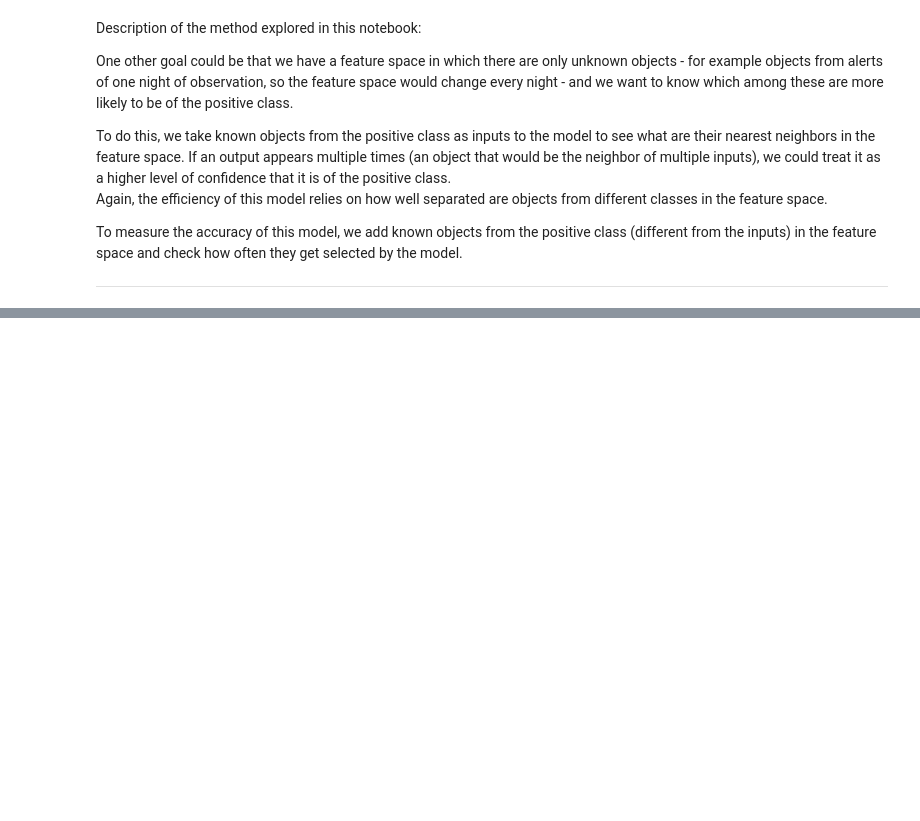
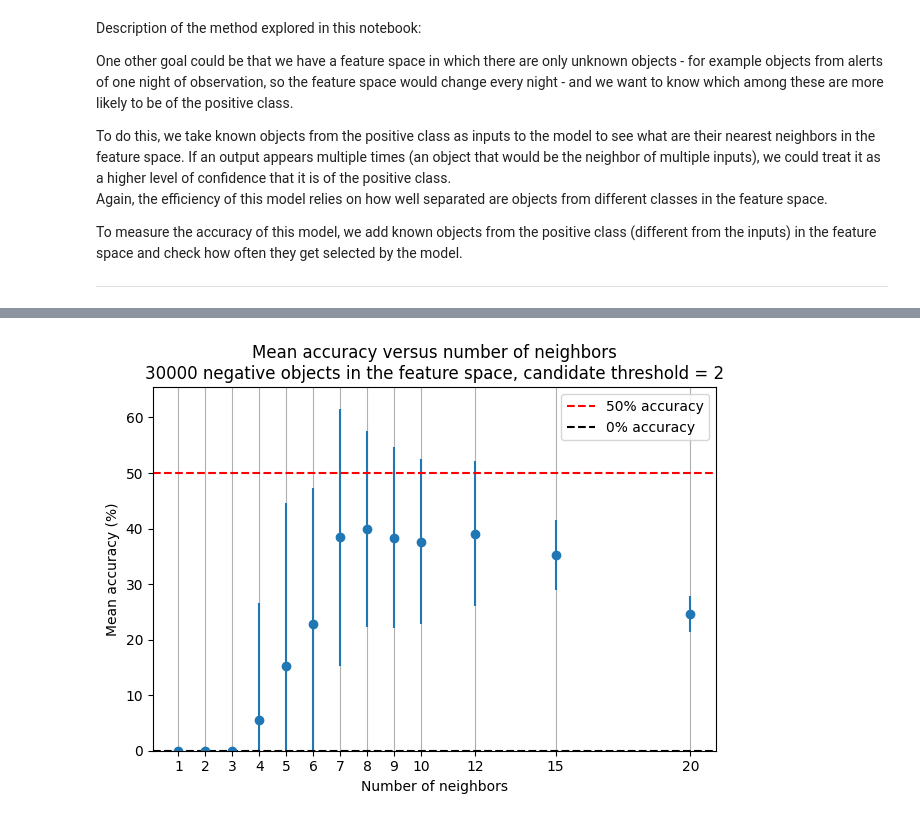
Before and after one commit to emilleishida/magnetic_cvs, a Jupyter notebook: notebooks/nearest_neighbors-method_2.ipynb, the cells around one changed output, grey strips where cells are left out. Cells and saved outputs as stored; diff of their text form; code cells hidden in the pictures; blank space fills up the shorter version.

```diff
--- a/notebooks/nearest_neighbors-method_2.ipynb
+++ b/notebooks/nearest_neighbors-method_2.ipynb
@@ -114,0 +117,4 @@ candidates
+# %%
+acc_vs_n_neigh(candidate_threshold=2)
+# %% [output]
+[figure, added]
```
Also changed, not shown: parts of 9 cells of this notebook.
